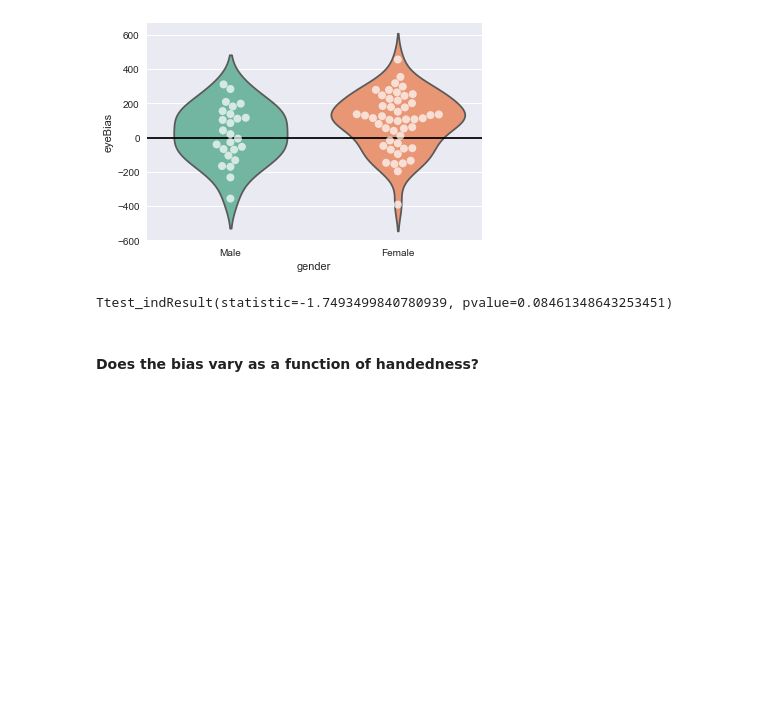
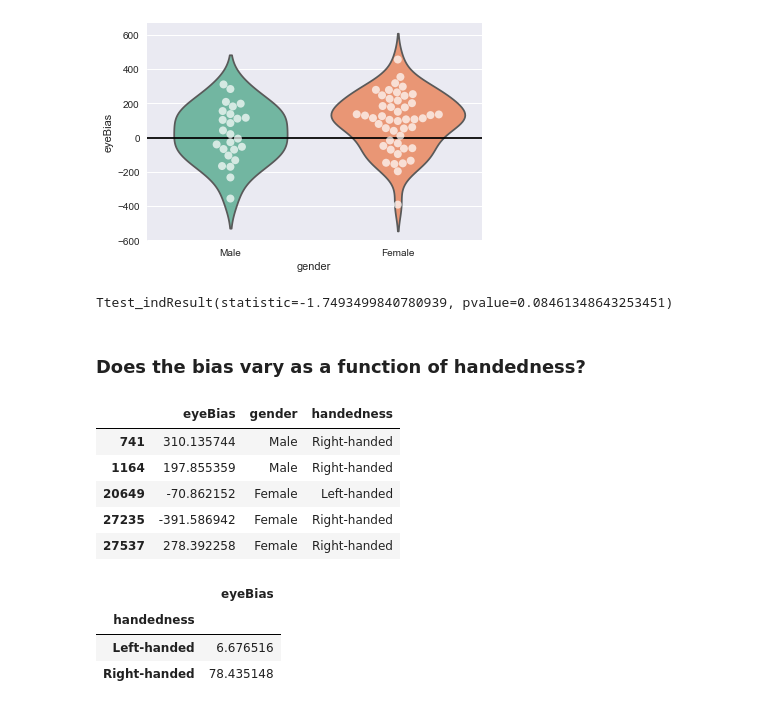
Before and after one commit to jeffmacinnes/cursorTracking, a Jupyter notebook: analysis/eyeBias/eyeBias_analysis.ipynb, the cells around one changed output. Saved outputs shown, nothing was run; the diff lists cells and outputs as text; code cells hidden in the pictures; blank space fills up the shorter version.

```diff
--- a/analysis/eyeBias/eyeBias_analysis.ipynb
+++ b/analysis/eyeBias/eyeBias_analysis.ipynb
@@ -191,4 +192,4 @@ stats.ttest_ind(M, F, equal_var=True)
 # %% [output]
 Ttest_indResult(statistic=-1.7493499840780939, pvalue=0.08461348643253451)
 # %% [markdown]
-#### Does the bias vary as a function of handedness?
+### Does the bias vary as a function of handedness?
@@ -194,0 +210,17 @@ Ttest_indResult(statistic=-1.7493499840780939, pvalue=0.08461348643253451)
+# %%
+allSubjs.head()
+# %% [output]
+|  | eyeBias | gender | handedness |
+| 741 | 310.135744 | Male | Right-handed |
+| 1164 | 197.855359 | Male | Right-handed |
+| 20649 | -70.862152 | Female | Left-handed |
+| 27235 | -391.586942 | Female | Right-handed |
+| 27537 | 278.392258 | Female | Right-handed |
+# %%
+# calculate mean
+allSubjs.groupby('handedness').mean()
+# %% [output]
+|  | eyeBias |
+| handedness |  |
+| Left-handed | 6.676516 |
+| Right-handed | 78.435148 |
```
Also changed, not shown: parts of 9 cells of this notebook.
